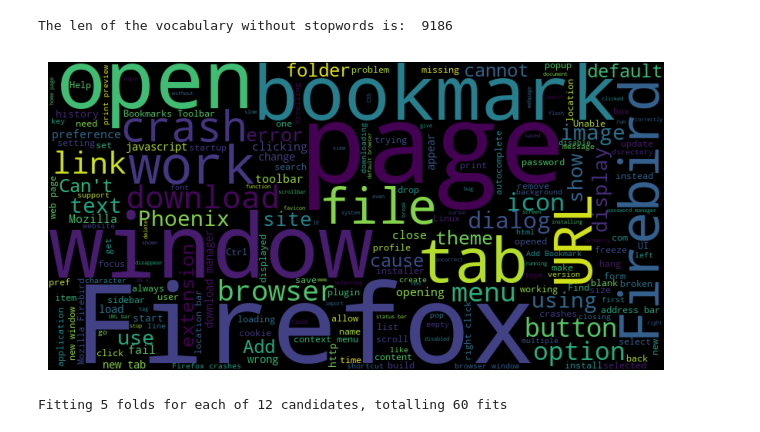
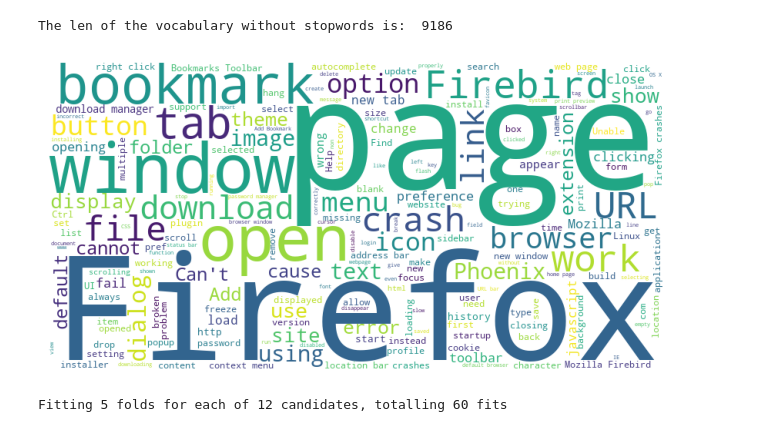
Before and after one commit to NilBiescas/NLP, a Jupyter notebook: exxercises_day3/exercise3.ipynb, the cells around one changed output. Saved outputs shown, nothing was run; the diff lists cells and outputs as text; code cells hidden in the pictures.

```diff
--- a/exxercises_day3/exercise3.ipynb
+++ b/exxercises_day3/exercise3.ipynb
@@ -65,18 +68,19 @@ The len of the vocabulary without stopwords is:  9186
 # %%
 def generate_wordcloud(text):
     wordcloud = WordCloud(width=800, height=400,
                           relative_scaling = 1.0,
                           stopwords = stopwords,
+                          background_color='white'
                           ).generate(text)
 
     fig = plt.figure(1, figsize=(8, 4))
     plt.axis('off')
     plt.imshow(wordcloud)
     plt.savefig("WordCloud.png")
 
 generate_wordcloud(text)
 # %% [output]
-[figure, old version]
+[figure, new version]
 # %%
 # Define the ufeatures() class
 def ufeatures(utt, idx):
```
Also changed, not shown: parts of 16 cells of this notebook.
